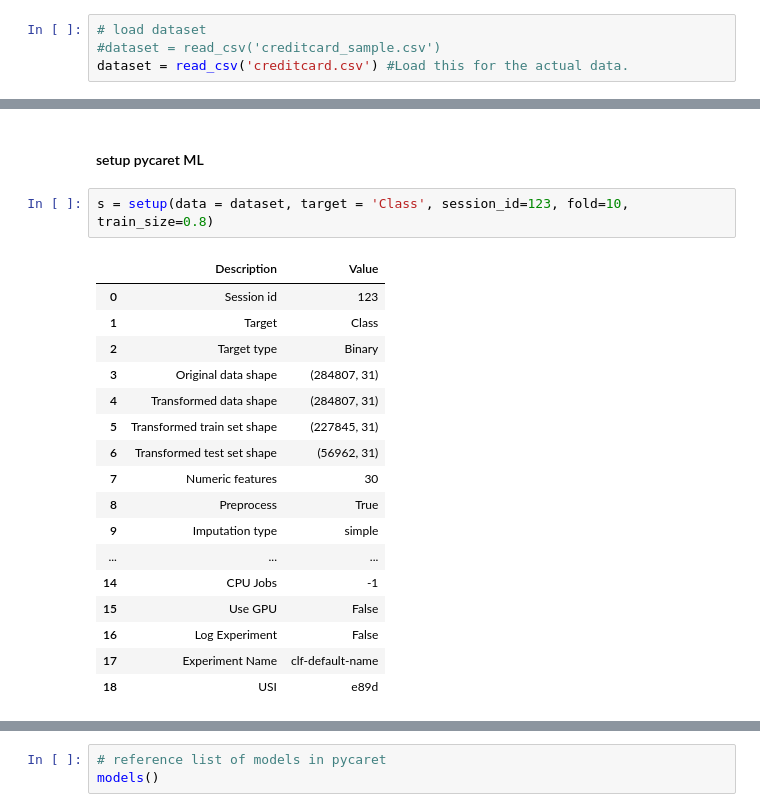
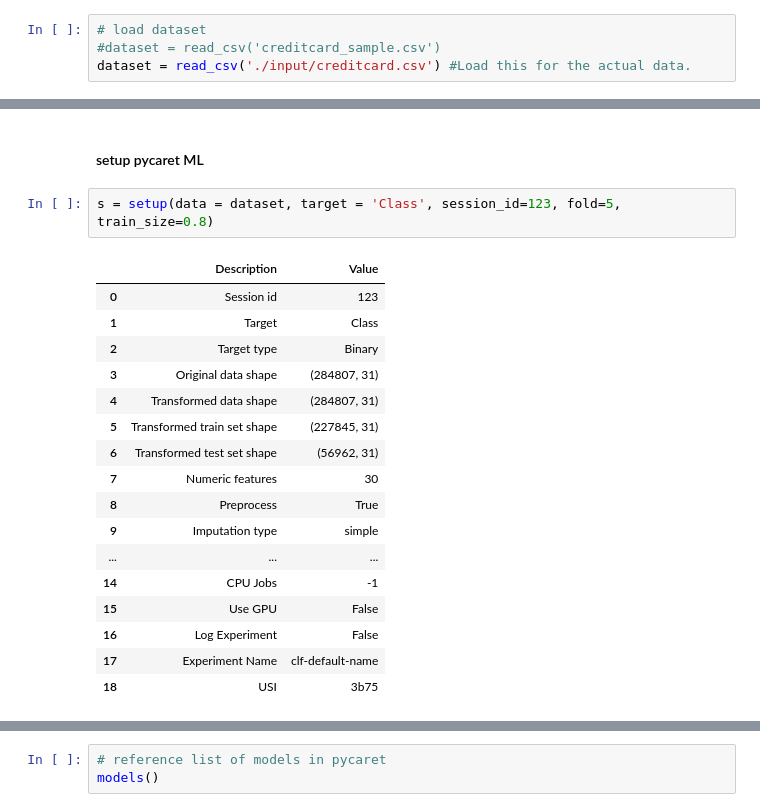
Before and after one commit to MarkEHolland/data-science, a Jupyter notebook: FraudDetection.ipynb, the cells around one changed output, grey strips where cells are left out. Saved outputs shown, nothing was run; the diff lists cells and outputs as text.

```diff
--- a/FraudDetection.ipynb
+++ b/FraudDetection.ipynb
@@ -147,7 +148,7 @@ We load the data in this step.
 # %%
 # load dataset
 #dataset = read_csv('creditcard_sample.csv')
-dataset = read_csv('creditcard.csv') #Load this for the actual data.
+dataset = read_csv('./input/creditcard.csv') #Load this for the actual data.
 # %% [markdown]
 <a id='2'></a>
 # 3. Exploratory Data Analysis
@@ -280,22 +281,22 @@ Although some of the features are relevant, feature selection is not given signi
 # %% [markdown]
 #### setup pycaret ML
 # %%
-s = setup(data = dataset, target = 'Class', session_id=123, fold=10, train_size=0.8)
+s = setup(data = dataset, target = 'Class', session_id=123, fold=5, train_size=0.8)
 # %% [output]
 |  | Description | Value |
 | 0 | Session id | 123 |
 | 1 | Target | Class |
 | 2 | Target type | Binary |
 | 3 | Original data shape | (284807, 31) |
 | 4 | Transformed data shape | (284807, 31) |
 | 5 | Transformed train set shape | (227845, 31) |
 | 6 | Transformed test set shape | (56962, 31) |
 | 7 | Numeric features | 30 |
 | 8 | Preprocess | True |
 | 9 | Imputation type | simple |
 | ... | ... | ... |
 | 14 | CPU Jobs | -1 |
 | 15 | Use GPU | False |
 | 16 | Log Experiment | False |
 | 17 | Experiment Name | clf-default-name |
-| 18 | USI | e89d |
+| 18 | USI | 3b75 |
```
Also changed, not shown: parts of 38 cells of this notebook.
